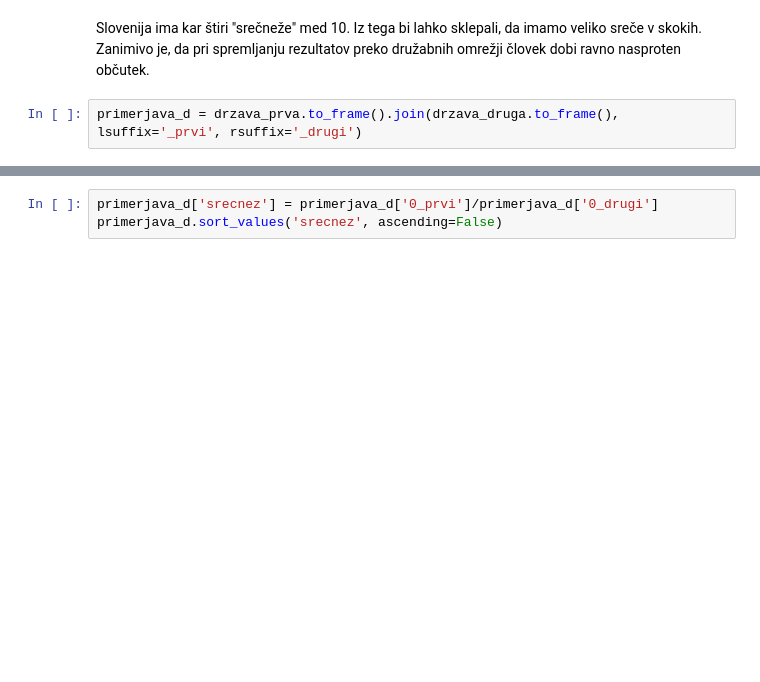
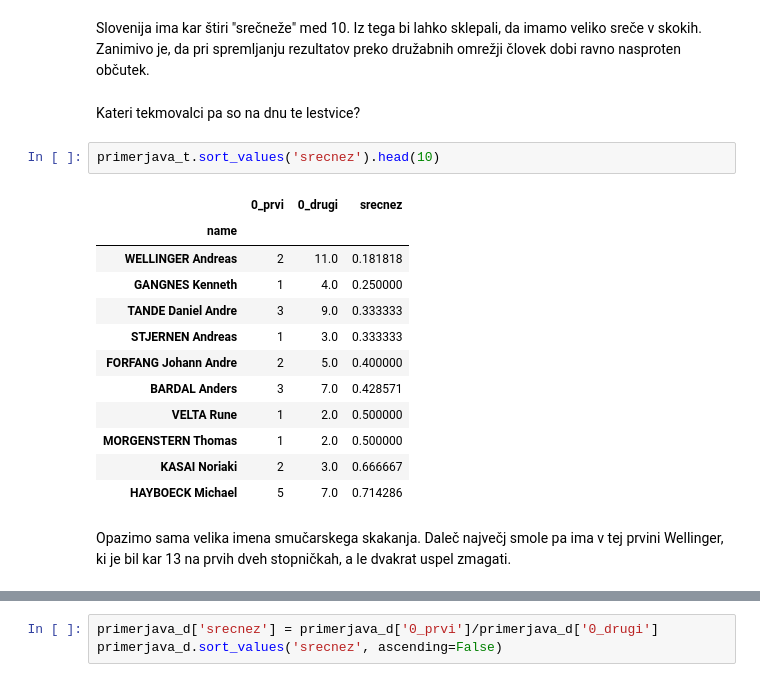
Before and after one commit to GornikT11/Ski_jumping, a Jupyter notebook: Programiranje_1/Ski_jumping/jumping.ipynb, the cells around one changed output, grey strips where cells are left out. Drawn from its saved outputs; the diff is of its cells as text; blank space fills up the shorter version.

```diff
--- a/Programiranje_1/Ski_jumping/jumping.ipynb
+++ b/Programiranje_1/Ski_jumping/jumping.ipynb
@@ -156,5 +156,22 @@ primerjava_t.sort_values('srecnez', ascending=False).head(10)
 | PREVC Domen | 4 | 3.0 | 1.333333 |
 # %% [markdown]
 Slovenija ima kar štiri "srečneže" med 10. Iz tega bi lahko sklepali, da imamo veliko sreče v skokih. Zanimivo je, da pri spremljanju rezultatov preko družabnih omrežji človek dobi ravno nasproten občutek.
-# %%
-primerjava_d = drzava_prva.to_frame().join(drzava_druga.to_frame(), lsuffix='_prvi', rsuffix='_drugi')
+# %% [markdown]
+Kateri tekmovalci pa so na dnu te lestvice?
+# %%
+primerjava_t.sort_values('srecnez').head(10)
+# %% [output]
+|  | 0_prvi | 0_drugi | srecnez |
+| name |  |  |  |
+| WELLINGER Andreas | 2 | 11.0 | 0.181818 |
+| GANGNES Kenneth | 1 | 4.0 | 0.250000 |
+| TANDE Daniel Andre | 3 | 9.0 | 0.333333 |
+| STJERNEN Andreas | 1 | 3.0 | 0.333333 |
+| FORFANG Johann Andre | 2 | 5.0 | 0.400000 |
+| BARDAL Anders | 3 | 7.0 | 0.428571 |
+| VELTA Rune | 1 | 2.0 | 0.500000 |
+| MORGENSTERN Thomas | 1 | 2.0 | 0.500000 |
+| KASAI Noriaki | 2 | 3.0 | 0.666667 |
+| HAYBOECK Michael | 5 | 7.0 | 0.714286 |
+# %% [markdown]
+Opazimo sama velika imena smučarskega skakanja. Daleč največj smole pa ima v tej prvini Wellinger, ki je bil kar 13 na prvih dveh stopničkah, a le dvakrat uspel zmagati.
```
Also changed, not shown: parts of 23 cells of this notebook.
